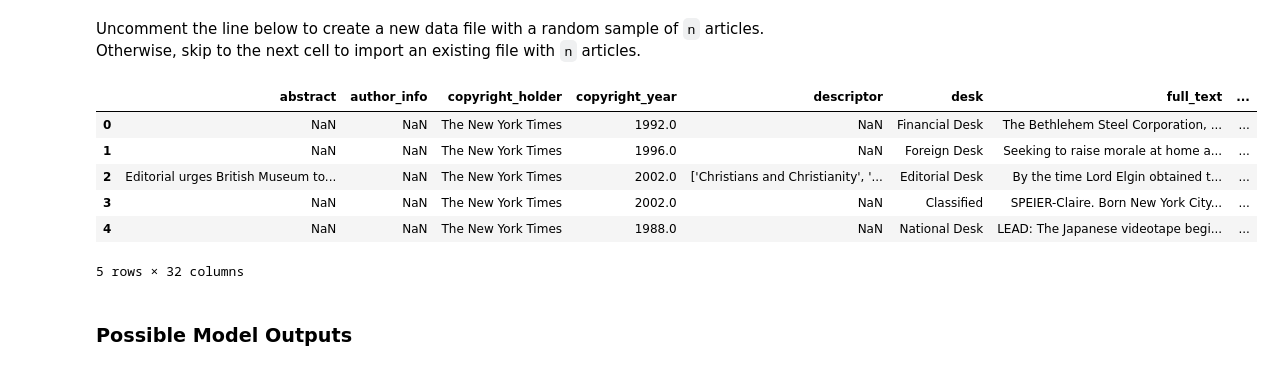
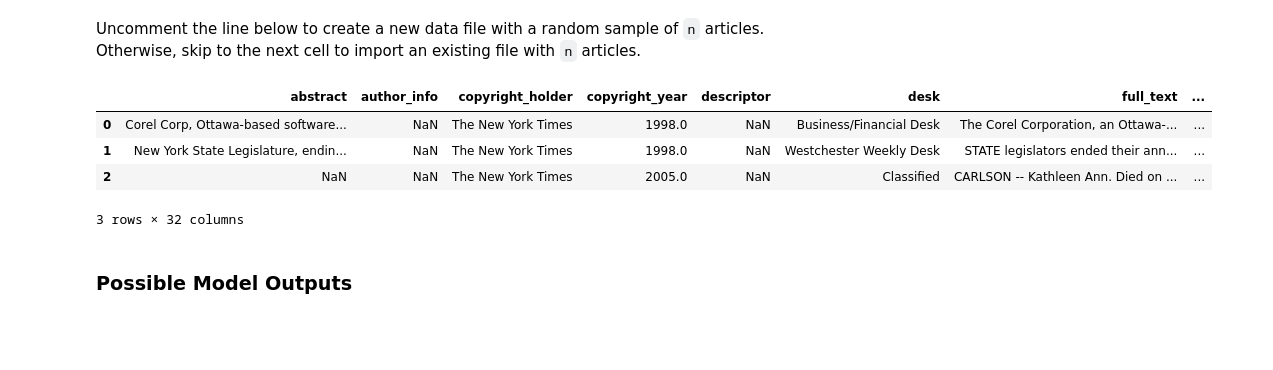
Before and after one commit to carmen16/news-article-topic-classification, a Jupyter notebook: Code_Walkthrough.ipynb, the cells around one changed output. Saved outputs shown, nothing was run; the diff lists cells and outputs as text; code cells hidden in the pictures; blank space fills up the shorter version.

```diff
--- a/Code_Walkthrough.ipynb
+++ b/Code_Walkthrough.ipynb
@@ -18,6 +18,6 @@ from IPython.display import display, HTML
 
 Choose how many rows of data you want to work with by filling in the n value below.
 # %%
-n = 10000
+n = 100000
 # %% [markdown]
 Uncomment the line below to create a new data file with a random sample of `n` articles. Otherwise, skip to the next cell to import an existing file with `n` articles.
@@ -26,15 +27,13 @@ Uncomment the line below to create a new data file with a random sample of `n` a
 # %%
 df = pd.read_csv('data/nyt_corpus_'+str(n)+'.csv')
 df.shape
-df.head()
+df.head(3)
 # %% [output]
 |  | abstract | author_info | copyright_holder | copyright_year | descriptor | desk | full_text | ... |
-| 0 | NaN | NaN | The New York Times | 1992.0 | NaN | Financial Desk | The Bethlehem Steel Corporation, ... | ... |
-| 1 | NaN | NaN | The New York Times | 1996.0 | NaN | Foreign Desk | Seeking to raise morale at home a... | ... |
-| 2 | Editorial urges British Museum to... | NaN | The New York Times | 2002.0 | ['Christians and Christianity', '... | Editorial Desk | By the time Lord Elgin obtained t... | ... |
-| 3 | NaN | NaN | The New York Times | 2002.0 | NaN | Classified | SPEIER-Claire. Born New York City... | ... |
-| 4 | NaN | NaN | The New York Times | 1988.0 | NaN | National Desk | LEAD: The Japanese videotape begi... | ... |
+| 0 | Corel Corp, Ottawa-based software... | NaN | The New York Times | 1998.0 | NaN | Business/Financial Desk | The Corel Corporation, an Ottawa-... | ... |
+| 1 | New York State Legislature, endin... | NaN | The New York Times | 1998.0 | NaN | Westchester Weekly Desk | STATE legislators ended their ann... | ... |
+| 2 | NaN | NaN | The New York Times | 2005.0 | NaN | Classified | CARLSON -- Kathleen Ann. Died on ... | ... |
-5 rows × 32 columns
+3 rows × 32 columns
 # %% [markdown]
 ### Possible Model Outputs
 # %% [markdown]
```
Also changed, not shown: parts of 20 cells of this notebook, 11 other files.
